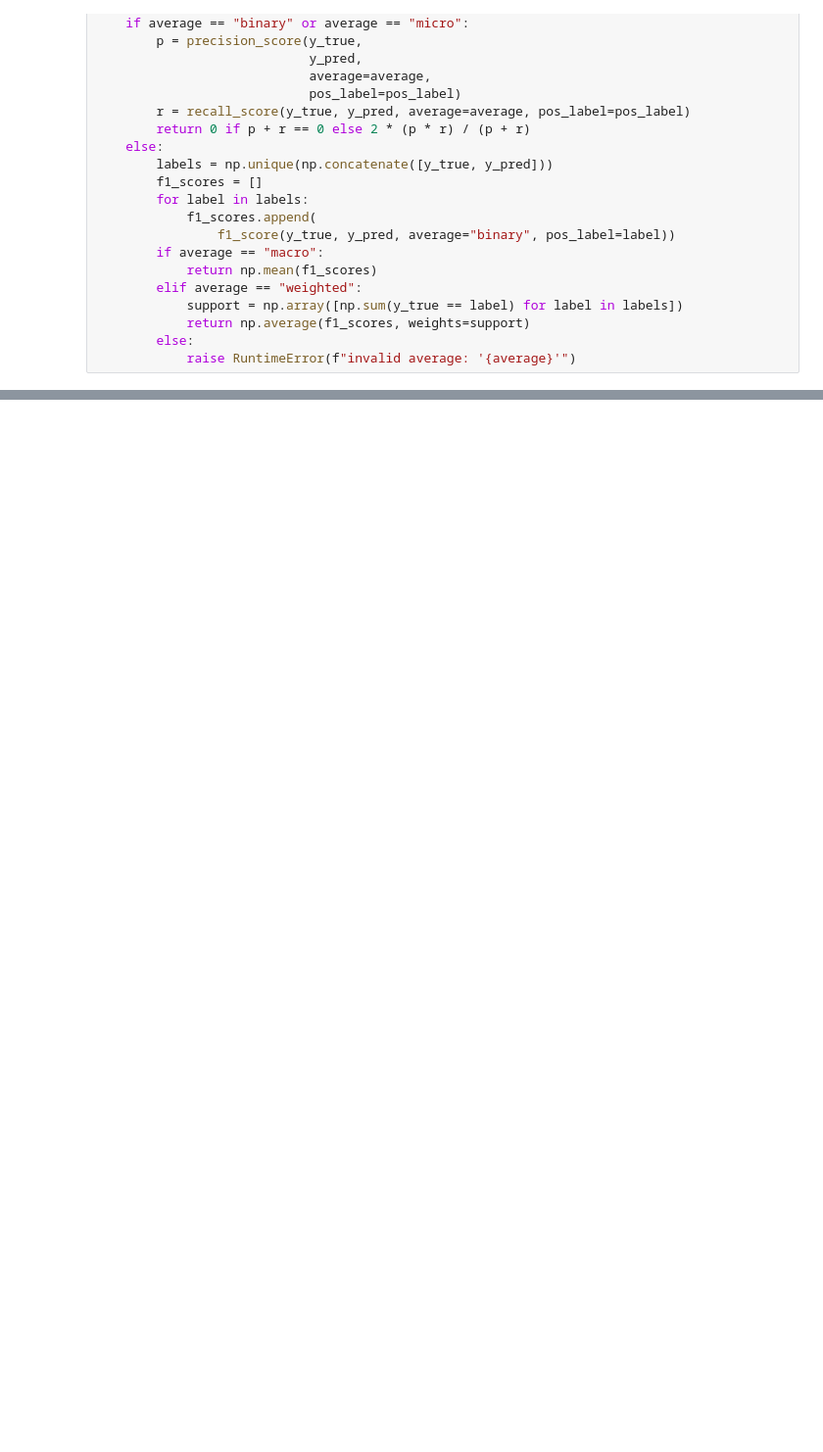
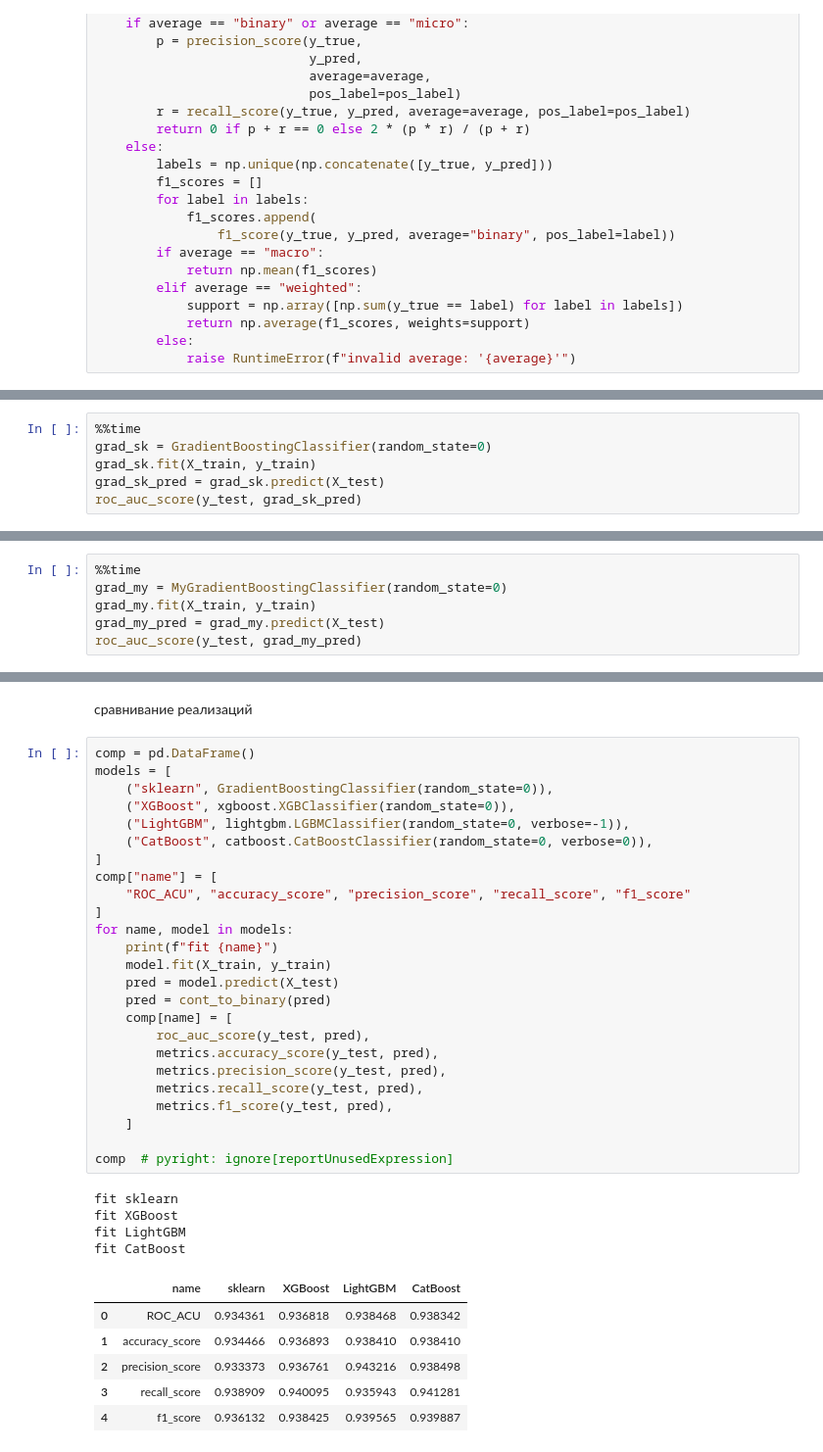
Before and after one commit to zggff/mai_ml, a Jupyter notebook: lab.ipynb, the cells around one changed output, grey strips where cells are left out. Shown: that part at 98% size. Saved outputs shown, nothing was run; the diff lists cells and outputs as text; blank space fills up the shorter version.

Commit message:
add gradient

```diff
--- a/lab.ipynb
+++ b/lab.ipynb
@@ -286,0 +398,6 @@ fin_out.describe()
+# %%
+%%time
+grad_sk = GradientBoostingClassifier(random_state=0)
+grad_sk.fit(X_train, y_train)
+grad_sk_pred = grad_sk.predict(X_test)
+roc_auc_score(y_test, grad_sk_pred)
@@ -286,0 +408,6 @@ fin_out.describe()
+# %%
+%%time
+grad_my = MyGradientBoostingClassifier(random_state=0)
+grad_my.fit(X_train, y_train)
+grad_my_pred = grad_my.predict(X_test)
+roc_auc_score(y_test, grad_my_pred)
@@ -286,0 +418,38 @@ fin_out.describe()
+# %% [markdown]
+сравнивание реализаций
+# %%
+comp = pd.DataFrame()
+models = [
+    ("sklearn", GradientBoostingClassifier(random_state=0)),
+    ("XGBoost", xgboost.XGBClassifier(random_state=0)),
+    ("LightGBM", lightgbm.LGBMClassifier(random_state=0, verbose=-1)),
+    ("CatBoost", catboost.CatBoostClassifier(random_state=0, verbose=0)),
+]
+comp["name"] = [
+    "ROC_ACU", "accuracy_score", "precision_score", "recall_score", "f1_score"
+]
+for name, model in models:
+    print(f"fit {name}")
+    model.fit(X_train, y_train)
+    pred = model.predict(X_test)
+    pred = cont_to_binary(pred)
+    comp[name] = [
+        roc_auc_score(y_test, pred),
+        metrics.accuracy_score(y_test, pred),
+        metrics.precision_score(y_test, pred),
+        metrics.recall_score(y_test, pred),
+        metrics.f1_score(y_test, pred),
+    ]
+
+comp  # pyright: ignore[reportUnusedExpression]
+# %% [output]
+fit sklearn
+fit XGBoost
+fit LightGBM
+fit CatBoost
+|  | name | sklearn | XGBoost | LightGBM | CatBoost |
+| 0 | ROC_ACU | 0.934361 | 0.936818 | 0.938468 | 0.938342 |
+| 1 | accuracy_score | 0.934466 | 0.936893 | 0.938410 | 0.938410 |
+| 2 | precision_score | 0.933373 | 0.936761 | 0.943216 | 0.938498 |
+| 3 | recall_score | 0.938909 | 0.940095 | 0.935943 | 0.941281 |
+| 4 | f1_score | 0.936132 | 0.938425 | 0.939565 | 0.939887 |
```
Also changed, not shown: parts of 16 cells of this notebook, 1 other file.
